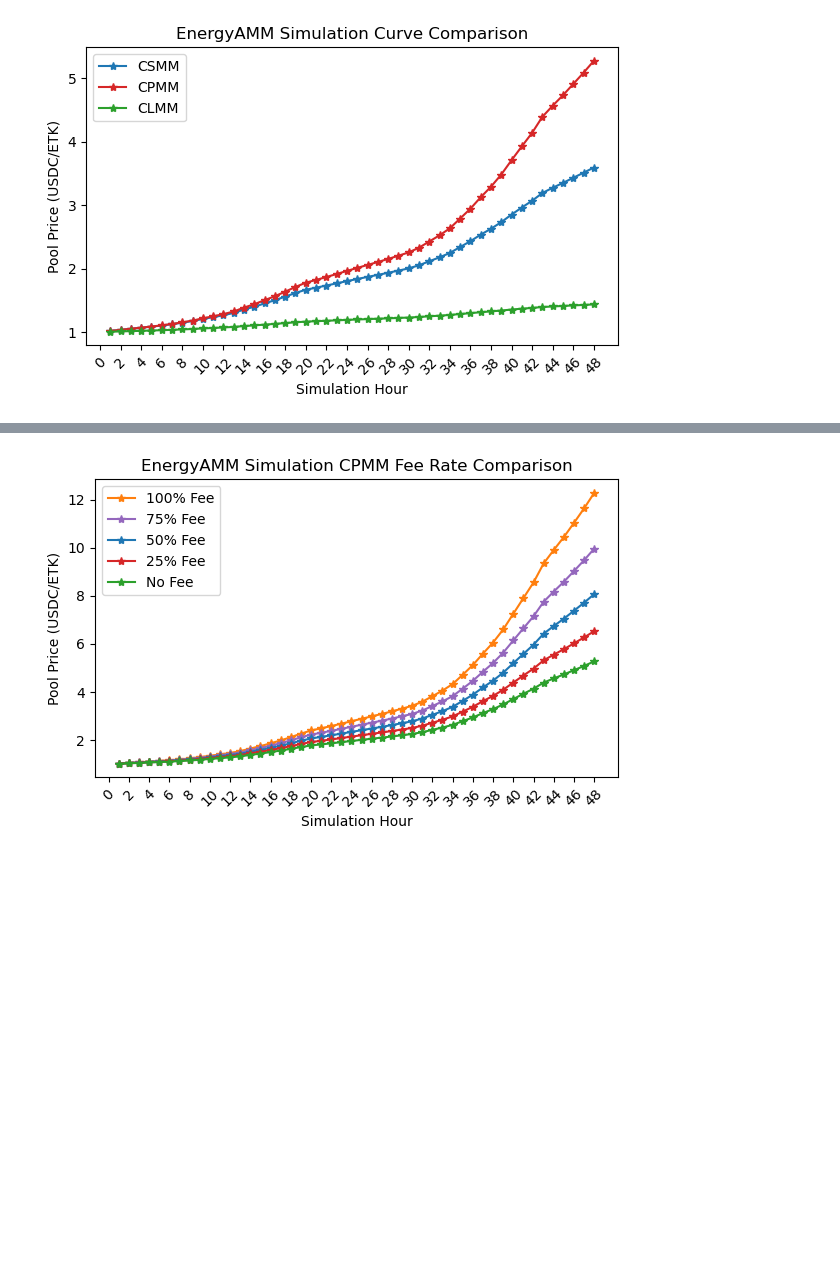
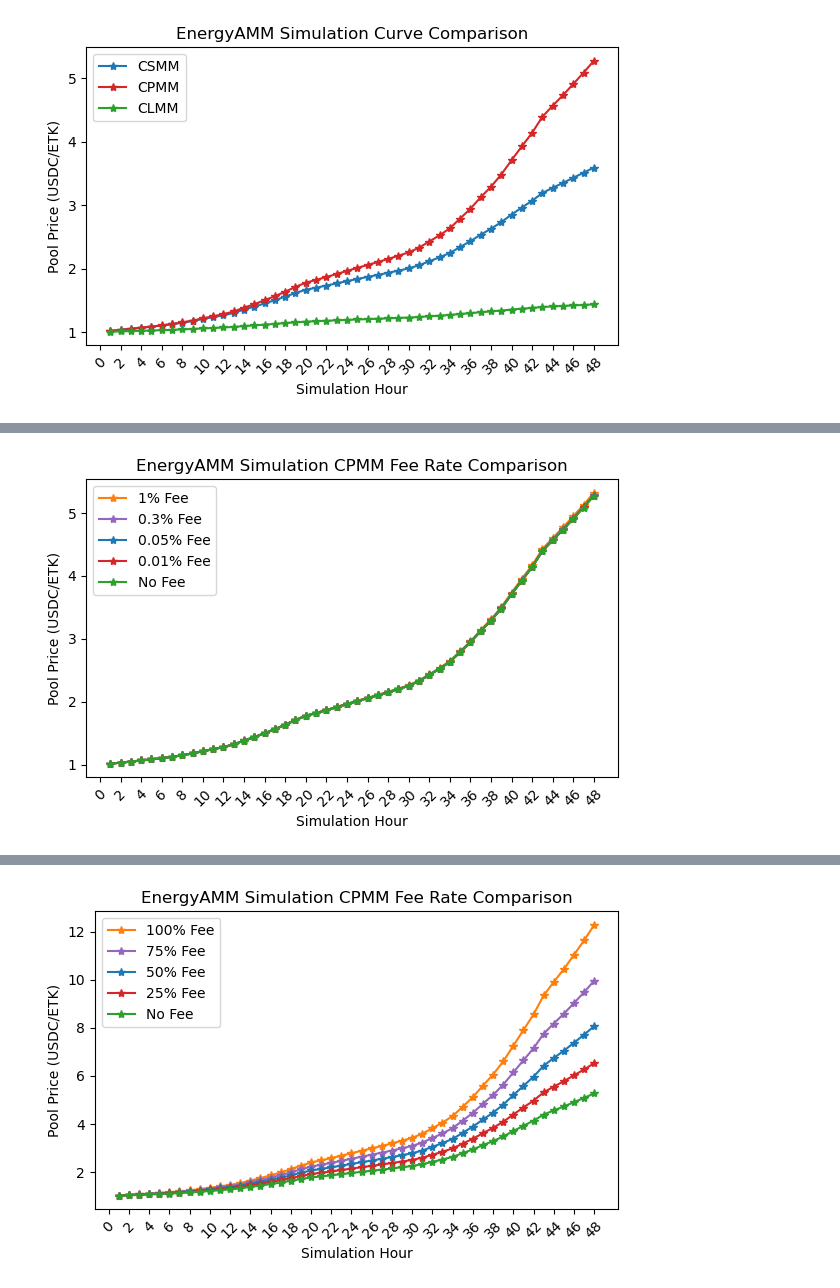
Before and after one commit to MJZ-31/AMM-P2P-ET, a Jupyter notebook: packages/jupyter-lab/simulation_graphs.ipynb, the cells around one changed output, grey strips where cells are left out. Cells and saved outputs as stored; diff of their text form; code cells hidden in the pictures; blank space fills up the shorter version.

```diff
--- a/packages/jupyter-lab/simulation_graphs.ipynb
+++ b/packages/jupyter-lab/simulation_graphs.ipynb
@@ -290,0 +482,18 @@ plt.savefig("plots/simulation_CSMM_fee_comparison.pdf")
+# %%
+fig1, ax1 = plt.subplots(figsize=(6,4))
+ax1.plot(range(1, 49), hybrid_curve_CPMM_fee_1_poolPrice[:48], label="1% Fee", color="tab:orange", marker="*")
+ax1.plot(range(1, 49), hybrid_curve_CPMM_fee_0_3_poolPrice[:48], label="0.3% Fee", color="tab:purple", marker="*")
+ax1.plot(range(1, 49), hybrid_curve_CPMM_fee_0_05_poolPrice[:48], label="0.05% Fee", color="tab:blue", marker="*")
+ax1.plot(range(1, 49), hybrid_curve_CPMM_fee_0_01_poolPrice[:48], label="0.01% Fee", color="tab:red", marker="*")
+ax1.plot(range(1, 49), hybrid_curve_CPMM_fee_0_poolPrice[:48], label="No Fee", color="tab:green", marker="*")
+ax1.legend()
+ax1.axes.set_ylabel("Pool Price (USDC/ETK)")
+ax1.axes.set_xlabel("Simulation Hour")
+for label in ax1.get_xticklabels():
+    label.set_rotation(45)
+plt.xticks(np.arange(0, 49, 2))
+plt.title("EnergyAMM Simulation CPMM Fee Rate Comparison")
+plt.tight_layout()
+#plt.savefig("plots/simulation_CPMM_fee_comparison.pdf")
+# %% [output]
+[figure, added]
```
Also changed, not shown: parts of 3 cells of this notebook, 12 other files.
